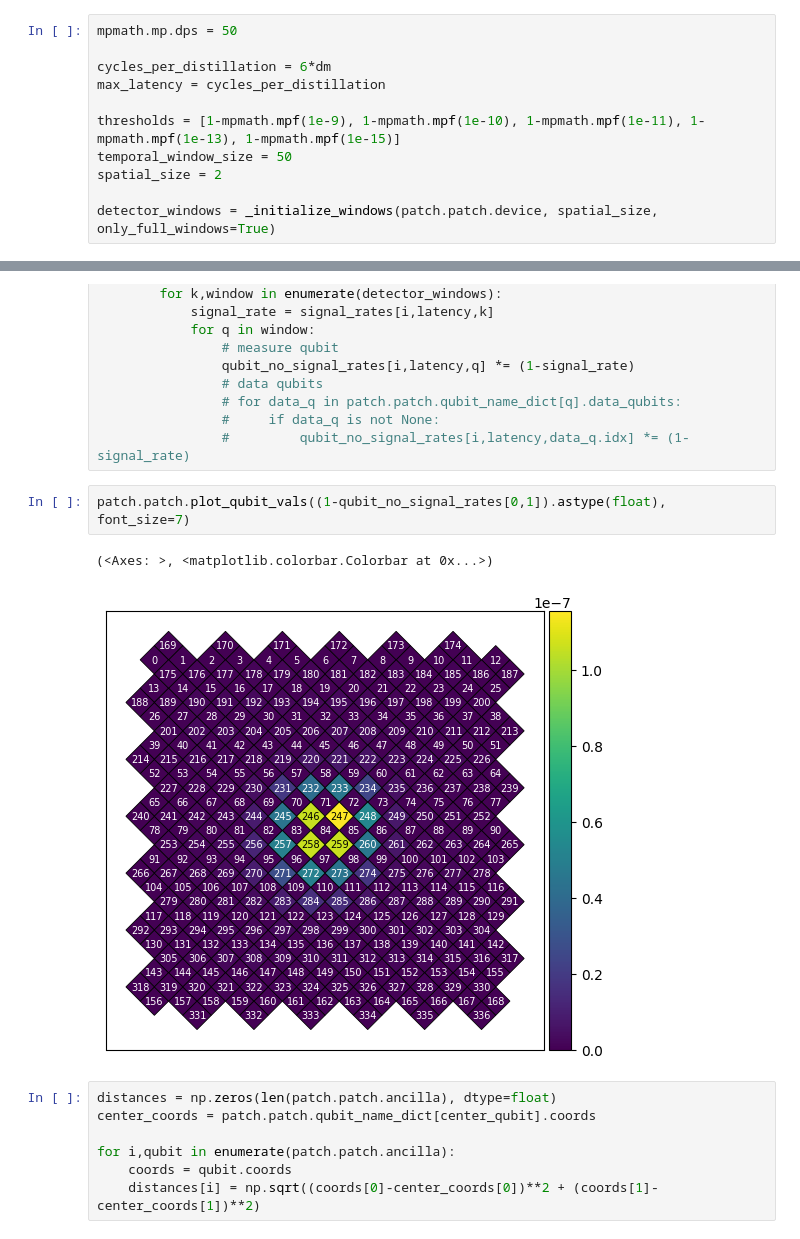
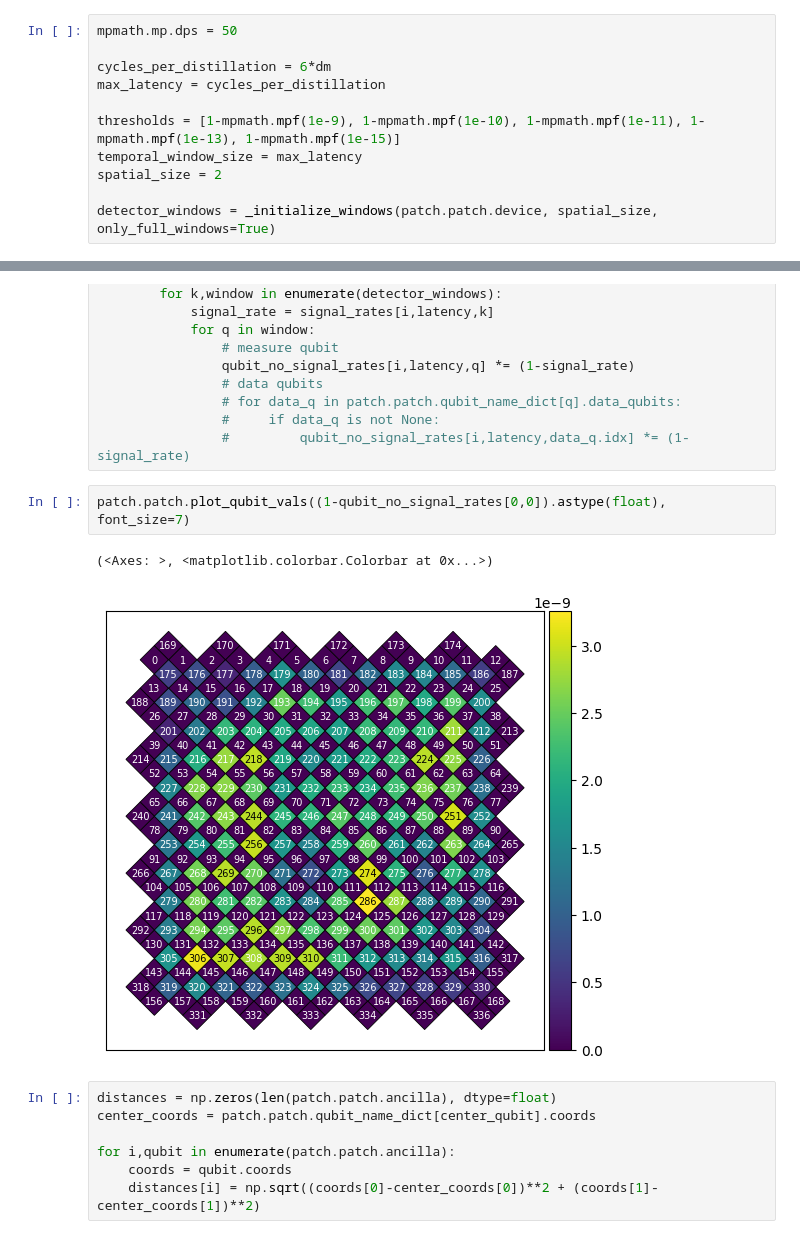
Before and after one commit to jasonchadwick/ray-delay, a Jupyter notebook: experiments/05_trigger_rate_by_distance.ipynb, the cells around one changed output, grey strips where cells are left out. Saved outputs shown, nothing was run; the diff lists cells and outputs as text.

Commit message:
completed first simulation of device (notebook 07); started building out infrastructure in ray_delay/; about to look into adjacent patch detections and error rates

```diff
--- a/experiments/05_trigger_rate_by_distance.ipynb
+++ b/experiments/05_trigger_rate_by_distance.ipynb
@@ -131,7 +133,7 @@ cycles_per_distillation = 6*dm
 max_latency = cycles_per_distillation
 
 thresholds = [1-mpmath.mpf(1e-9), 1-mpmath.mpf(1e-10), 1-mpmath.mpf(1e-11), 1-mpmath.mpf(1e-13), 1-mpmath.mpf(1e-15)]
-temporal_window_size = 50
+temporal_window_size = max_latency
 spatial_size = 2
 
 detector_windows = _initialize_windows(patch.patch.device, spatial_size, only_full_windows=True)
@@ -189,10 +183,10 @@ for i,threshold in enumerate(thresholds):
                 #     if data_q is not None:
                 #         qubit_no_signal_rates[i,latency,data_q.idx] *= (1-signal_rate)
 # %%
-patch.patch.plot_qubit_vals((1-qubit_no_signal_rates[0,1]).astype(float), font_size=7)
+patch.patch.plot_qubit_vals((1-qubit_no_signal_rates[0,0]).astype(float), font_size=7)
 # %% [output]
 (<Axes: >, <matplotlib.colorbar.Colorbar at 0x...>)
-[figure, old version]
+[figure, new version]
 # %%
 distances = np.zeros(len(patch.patch.ancilla), dtype=float)
 center_coords = patch.patch.qubit_name_dict[center_qubit].coords
```
Also changed, not shown: parts of 9 cells of this notebook, 23 other files.
